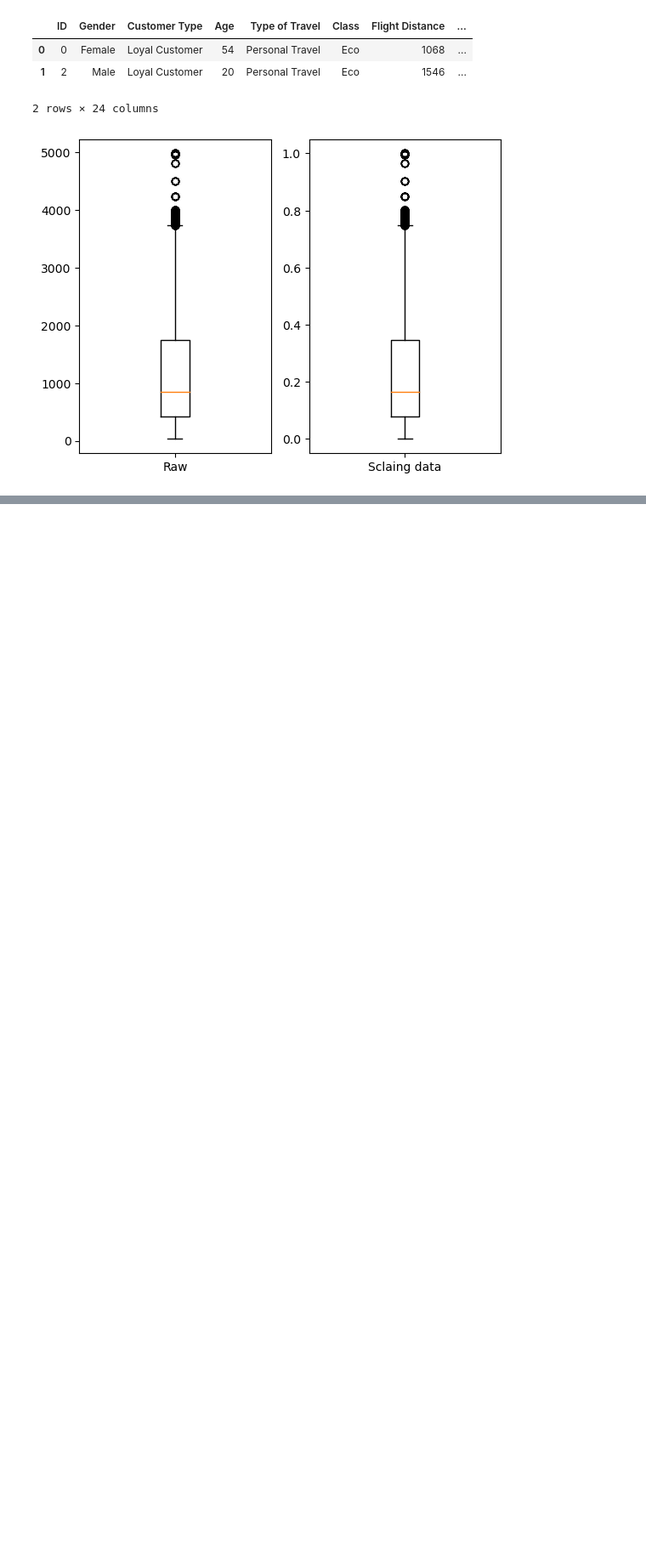
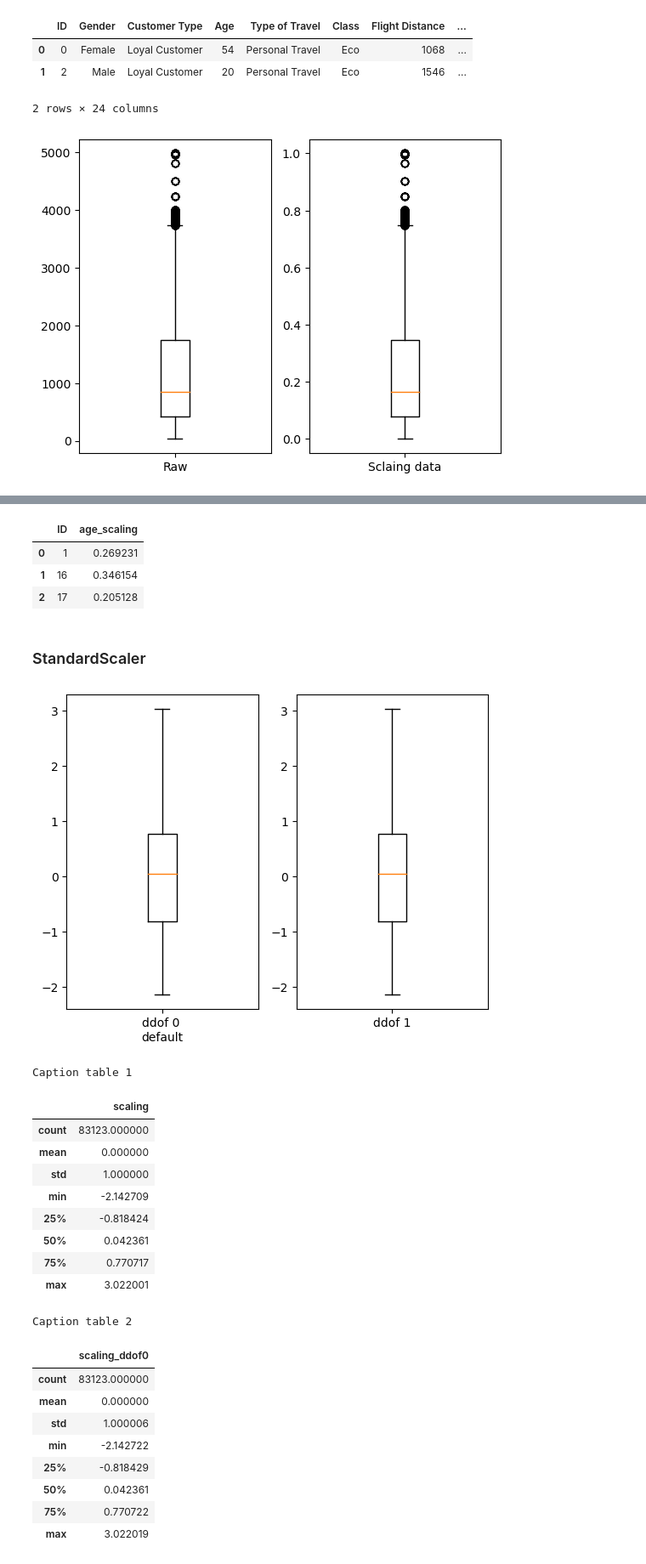
Before and after one commit to applesatang/my, a Jupyter notebook: pandas/sklearn.ipynb, the cells around one changed output, grey strips where cells are left out. Shown: that part at 85% size. Drawn from its saved outputs; the diff is of its cells as text; code cells hidden in the pictures; blank space fills up the shorter version.

```diff
--- a/pandas/sklearn.ipynb
+++ b/pandas/sklearn.ipynb
@@ -56,0 +73,16 @@ plt.show()
+# %%
+from sklearn.preprocessing import MinMaxScaler
+mm = MinMaxScaler()
+mm.fit(train['Age'].values.reshape(-1,1))
+
+train['age_scaling'] = mm.transform(train['Age'].values.reshape(-1,1))
+test['age_scaling'] = mm.transform(test['Age'].values.reshape(-1,1))
+
+display(test[['ID','age_scaling']].head(3))
+# %% [output]
+|  | ID | age_scaling |
+| 0 | 1 | 0.269231 |
+| 1 | 16 | 0.346154 |
+| 2 | 17 | 0.205128 |
+# %% [markdown]
+### StandardScaler ###
@@ -56,0 +91,49 @@ plt.show()
+# %%
+scaling_ddof1 = (train['Age'] - train['Age'].mean())/(train['Age'].std())
+train['scaling'] = scaling_ddof1
+
+scaling_ddof0 = (train['Age'] -train['Age'].mean()) / (train['Age'].std(ddof=0))
+train['scaling_ddof0'] = scaling_ddof0
+
+##결과 시각화
+import matplotlib.pyplot as plt
+fig , ax = plt.subplots(1,2)
+ax[0].boxplot(train['scaling'])
+ax[0].set_xticks([1])
+ax[0].set_xticklabels(['ddof 0 \ndefault'])
+ax[1].boxplot(train['scaling_ddof0'])
+ax[1].set_xticks([1])
+ax[1].set_xticklabels(['ddof 1'])
+plt.show()
+
+from IPython.display import display_html
+
+df1 = train[['scaling']].describe()
+df2 = train[['scaling_ddof0']].describe()
+
+df1_styler = df1.style.set_table_attributes("style ='display:inline'").set_caption('Caption table 1')
+df2_styler = df2.style.set_table_attributes("style ='display:inline'").set_caption('Caption table 2')
+
+display_html(df1_styler._repr_html_()+df2_styler._repr_html_(), raw =True)
+# %% [output]
+[figure, added]
+Caption table 1
+|  | scaling |
+| count | 83123.000000 |
+| mean | 0.000000 |
+| std | 1.000000 |
+| min | -2.142709 |
+| 25% | -0.818424 |
+| 50% | 0.042361 |
+| 75% | 0.770717 |
+| max | 3.022001 |
+Caption table 2
+|  | scaling_ddof0 |
+| count | 83123.000000 |
+| mean | 0.000000 |
+| std | 1.000006 |
+| min | -2.142722 |
+| 25% | -0.818429 |
+| 50% | 0.042361 |
+| 75% | 0.770722 |
+| max | 3.022019 |
```
Also changed, not shown: parts of 4 cells of this notebook, 1 other file.
